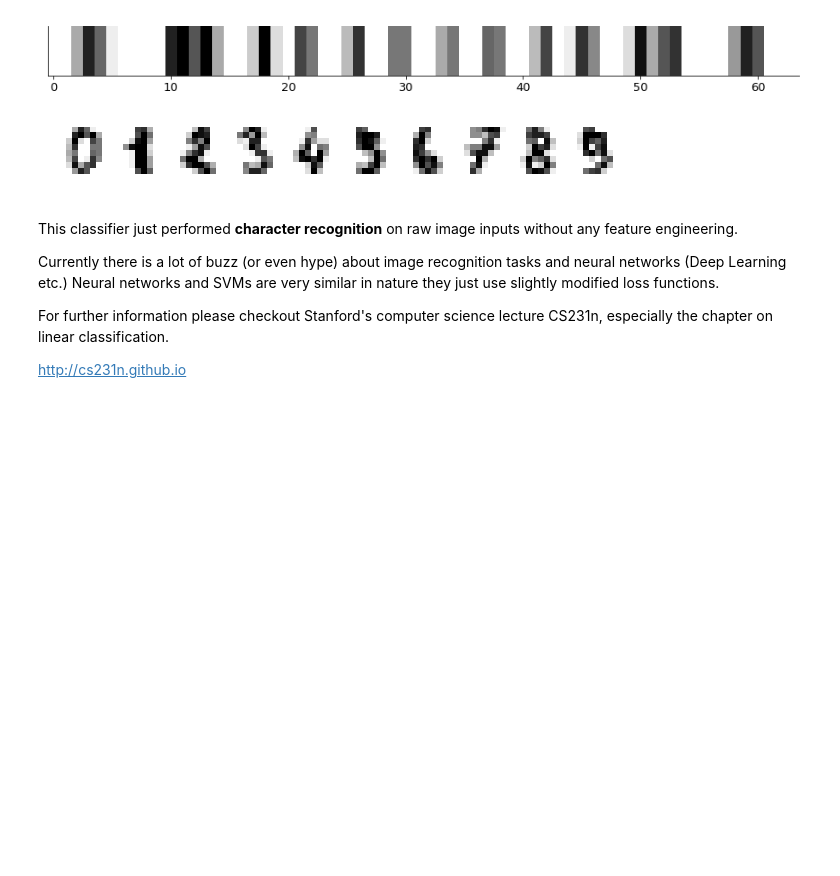
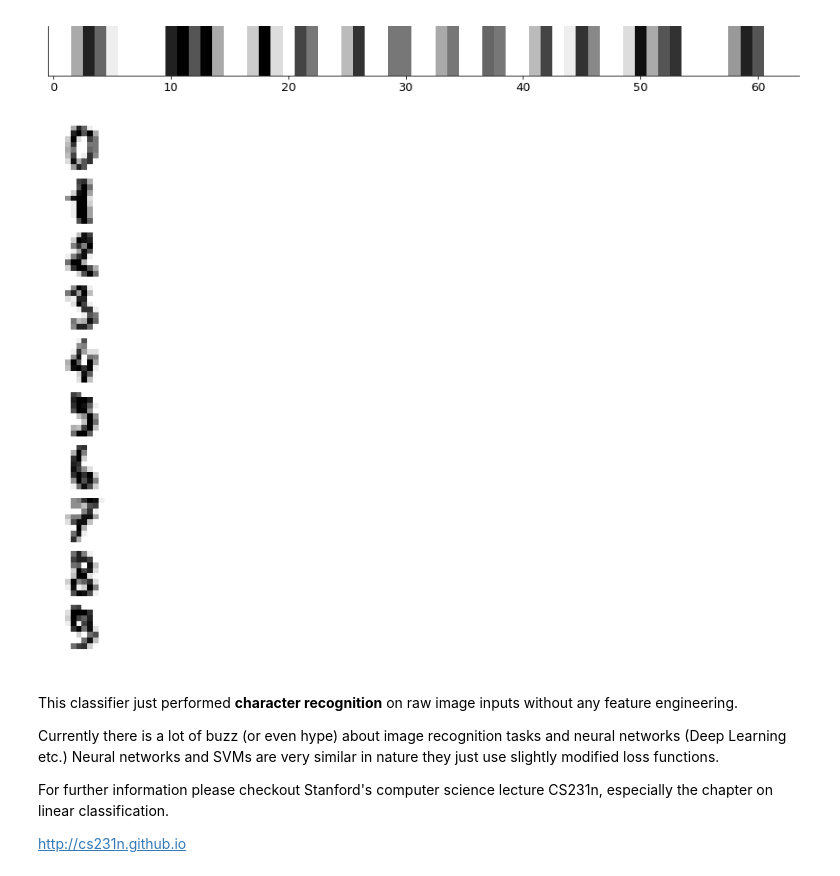
Before and after one commit to kbruegge/machine-learning-lecture, a Jupyter notebook: smd_ml.ipynb, the cells around one changed output. Saved outputs shown, nothing was run; the diff lists cells and outputs as text; code cells hidden in the pictures; blank space fills up the shorter version.

```diff
--- a/smd_ml.ipynb
+++ b/smd_ml.ipynb
@@ -737,15 +737,15 @@ None
 # %%
 X, y = datasets.load_digits(return_X_y=True)
 
-fig, axs = plt.subplots(1, 10, figsize=(10, 10))
+fig, axs = plt.subplots(10, 1, figsize=(10, 10))
 for i, x_i in enumerate(X[:10]):
     ax = axs[i]
     img = x_i.reshape(-1, 8)
     ax.imshow(img, cmap='gray_r', interpolation='nearest')
     ax.grid('off')
     ax.axis('off')
 # %% [output]
-[figure, old version]
+[figure, new version]
 # %% [markdown]
 This classifier just performed __character recognition__ on raw image inputs without any feature engineering.
 
```
Also changed, not shown: parts of 2 cells of this notebook, 8 other files.
